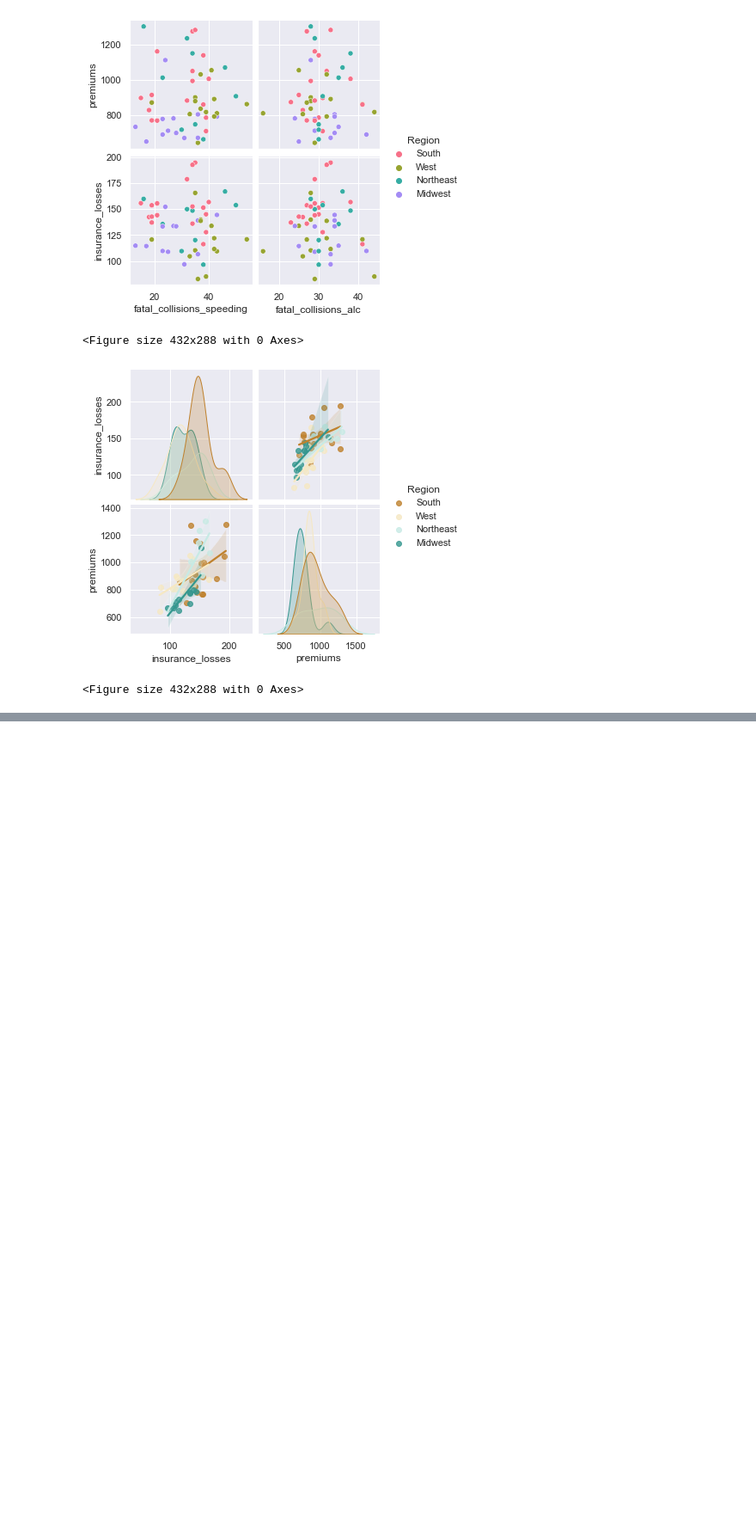
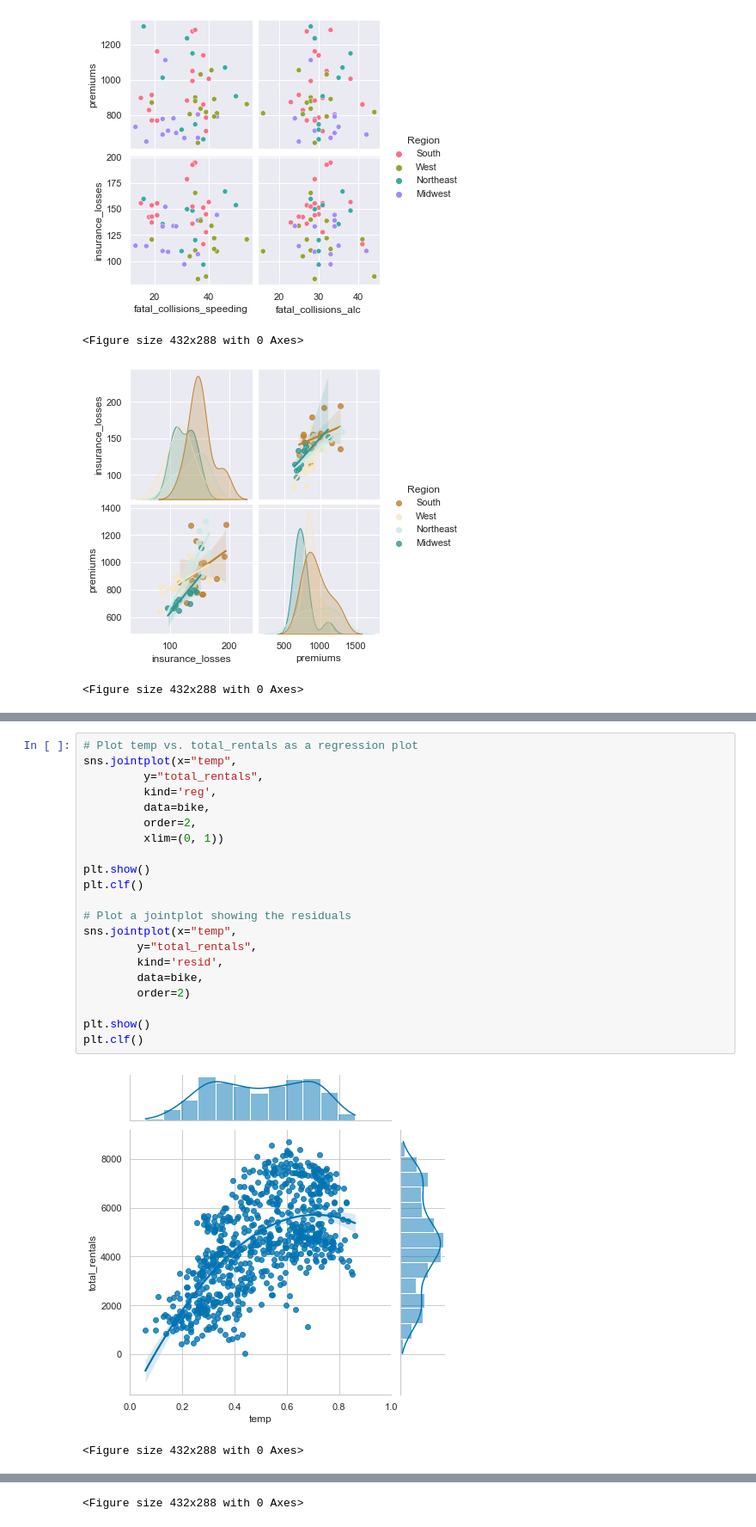
Before and after one commit to pedrogrigorio/DataCamp-Python-Data-Science-Track, a Jupyter notebook: 10-Intermediate_Data_Visualization_with_Seaborn/notebook.ipynb, the cells around one changed output, grey strips where cells are left out. Shown at 86% size. Cells and saved outputs as stored; diff of their text form; blank space fills up the shorter version.

```diff
--- a/10-Intermediate_Data_Visualization_with_Seaborn/notebook.ipynb
+++ b/10-Intermediate_Data_Visualization_with_Seaborn/notebook.ipynb
@@ -859,0 +902,24 @@ plt.clf()
+# %%
+# Plot temp vs. total_rentals as a regression plot
+sns.jointplot(x="temp",
+         y="total_rentals",
+         kind='reg',
+         data=bike,
+         order=2,
+         xlim=(0, 1))
+
+plt.show()
+plt.clf()
+
+# Plot a jointplot showing the residuals
+sns.jointplot(x="temp",
+        y="total_rentals",
+        kind='resid',
+        data=bike,
+        order=2)
+
+plt.show()
+plt.clf()
+# %% [output]
+[figure, added]
+<Figure size 432x288 with 0 Axes>
@@ -859,0 +927 @@ plt.clf()
+<Figure size 432x288 with 0 Axes>
```
Also changed, not shown: parts of 6 cells of this notebook, 1 other file.
